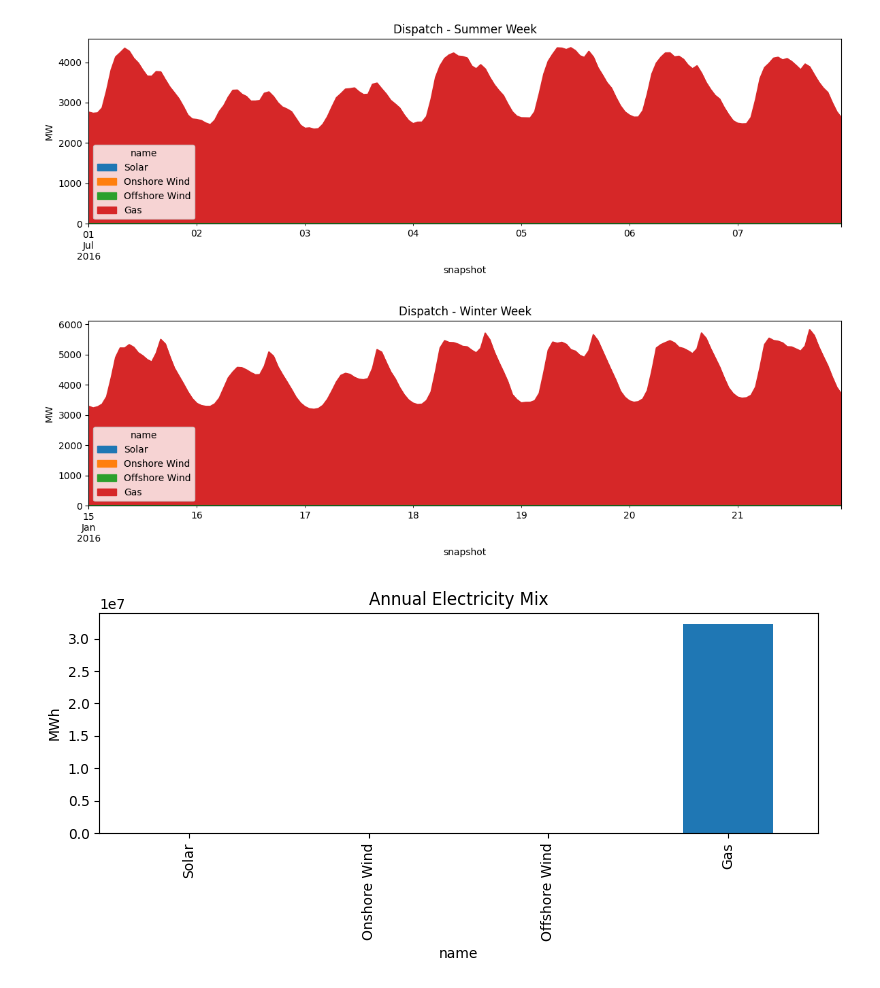
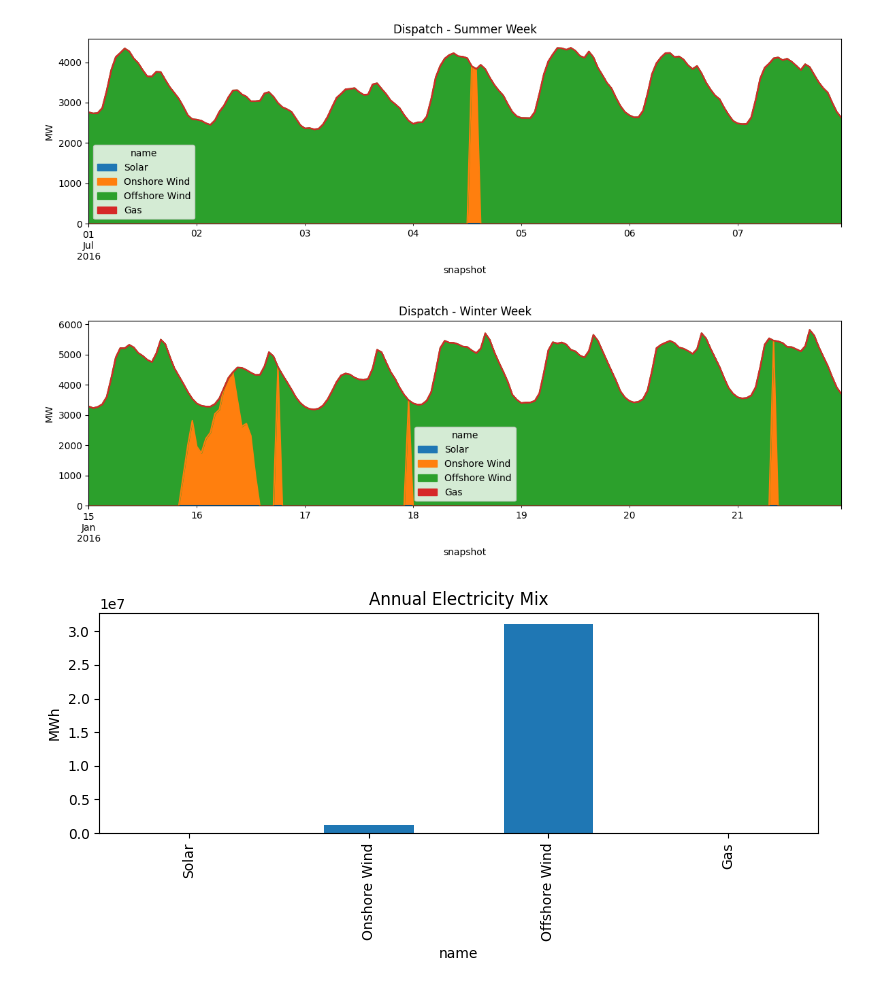
Before and after one commit to TomKae00/IES, a Jupyter notebook: mytry.ipynb, the cells around one changed output. Saved outputs shown, nothing was run; the diff lists cells and outputs as text; code cells hidden in the pictures.

```diff
--- a/mytry.ipynb
+++ b/mytry.ipynb
@@ -116,9 +3,9 @@ import pypsa
 import pandas as pd
 import matplotlib.pyplot as plt
 
-# -----------------------------
+
 # 1. Read the data
-# -----------------------------
+
 df = pd.read_csv("Data/time_series_60min_singleindex_filtered_DK.csv")
 
 df["utc_timestamp"] = pd.to_datetime(df["utc_timestamp"], utc=True)
@@ -128,9 +15,9 @@ df.index = df.index.tz_localize(None)
 # Keep only 2016
 df = df.loc["2016-01-01":"2016-12-31"]
 
-# -----------------------------
+
 # 2. Build the time series
-# -----------------------------
+
 load_series = df["DK_load_actual_entsoe_transparency"]
 
 solar_cf = (
@@ -146,13 +33,20 @@ offwind_cf = (
 ).fillna(0).clip(0, 1)
 
 print(df.index.min(), df.index.max(), len(df))
+#print the capacity factors to check they look reasonable
+print("\nSolar CF sample:")
+print(solar_cf.head())
+print("\nOnshore Wind CF sample:")
+print(onwind_cf.head())
+print("\nOffshore Wind CF sample:")
+print(offwind_cf.head())
 # 3. Technology cost assumptions
 # Replace these with your final referenced values
 # -----------------------------
 solar_capital_cost = 500000      # €/MW/year
 onwind_capital_cost = 1100000    # €/MW/year
 offwind_capital_cost = 2500000   # €/MW/year
-gas_capital_cost = 1200000       # €/MW/year
+gas_capital_cost = 1200000000       # €/MW/year
 gas_marginal_cost = 60           # €/MWh
 
 # -----------------------------
@@ -215,6 +109,7 @@ n.add(
     bus="DK",
     carrier="gas",
     p_nom_extendable=True,
+    efficiency=0.5,
     capital_cost=gas_capital_cost,
     marginal_cost=gas_marginal_cost
 )
@@ -242,6 +137,10 @@ print("\nCapacity factors:")
 hours = len(n.snapshots)
 capacity_factors = annual_gen / (n.generators.p_nom_opt * hours)
 print(capacity_factors)
+
+#print the cost of operationg
+total_cost = n.objective
+print("\nTotal system cost (€/year):", total_cost)
 
 # -----------------------------
 # 7. Plot summer and winter dispatch
@@ -333,3 +248,3 @@ dtype: float64
-[figure, old version]
+[figure, new version]
-[figure, old version]
+[figure, new version]
-[figure, old version]
+[figure, new version]
```
Also changed, not shown: parts of 2 cells of this notebook.
